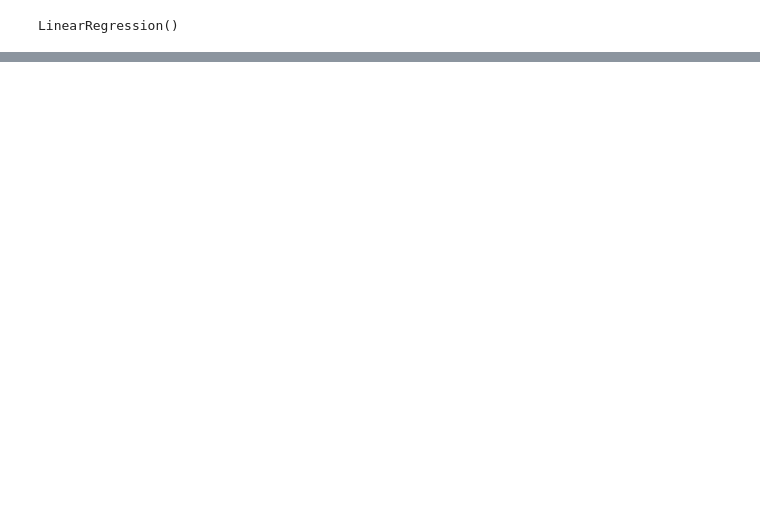
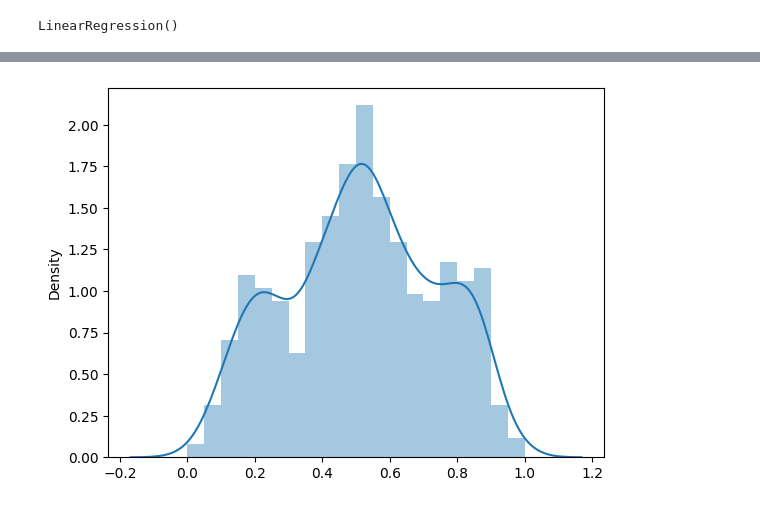
Before and after one commit to CodeByD3v/ML-Experiments, a Jupyter notebook: Boom Bikes/Bike-Sharing-Prediction.ipynb, the cells around one changed output, grey strips where cells are left out. Cells and saved outputs as stored; diff of their text form; code cells hidden in the pictures; blank space fills up the shorter version.

Commit message:
Finalization : Prediction & Evaluation

```diff
--- a/Boom Bikes/Bike-Sharing-Prediction.ipynb
+++ b/Boom Bikes/Bike-Sharing-Prediction.ipynb
@@ -483,0 +511,6 @@ strong multicollinearity problems or that the design matrix is singular.
+# %%
+X_train_rfe1 = X_train[selected_cols]
+
+X_train_lm_rfe1 = sm.add_constant(X_train_rfe1)
+
+lr = sm.OLS(y_train , X_train_lm_rfe1).fit()
@@ -483,0 +585,9 @@ strong multicollinearity problems or that the design matrix is singular.
+# %%
+# Taking upto 7 features
+Lir = LinearRegression()
+rfe2 = RFE(estimator=Lir, n_features_to_select=7)
+
+
+rfe2.fit(X_train, y_train)
+print(rfe2.support_)
+print(rfe2.ranking_)
@@ -483,0 +600,9 @@ strong multicollinearity problems or that the design matrix is singular.
+# %%
+
+col2 = X_train.columns[rfe2.support_]
+
+X_train_rfe2 = X_train[col2]
+
+X_train_rfe2 = sm.add_constant(X_train_rfe2)
+lr2 = sm.OLS(y_train, X_train_rfe2).fit()
+lr2.summary()
@@ -483,0 +655,10 @@ strong multicollinearity problems or that the design matrix is singular.
+# %%
+# Prediction During the training phase
+y_pred = lr2.predict(X_train_rfe2)
+# %%
+# Plotting the train phase prediction
+fig = plt.figure()
+sns.distplot((y_train, y_pred), bins=20)
+plt.show()
+# %% [output]
+[figure, added]
```
Also changed, not shown: parts of 24 cells of this notebook.
